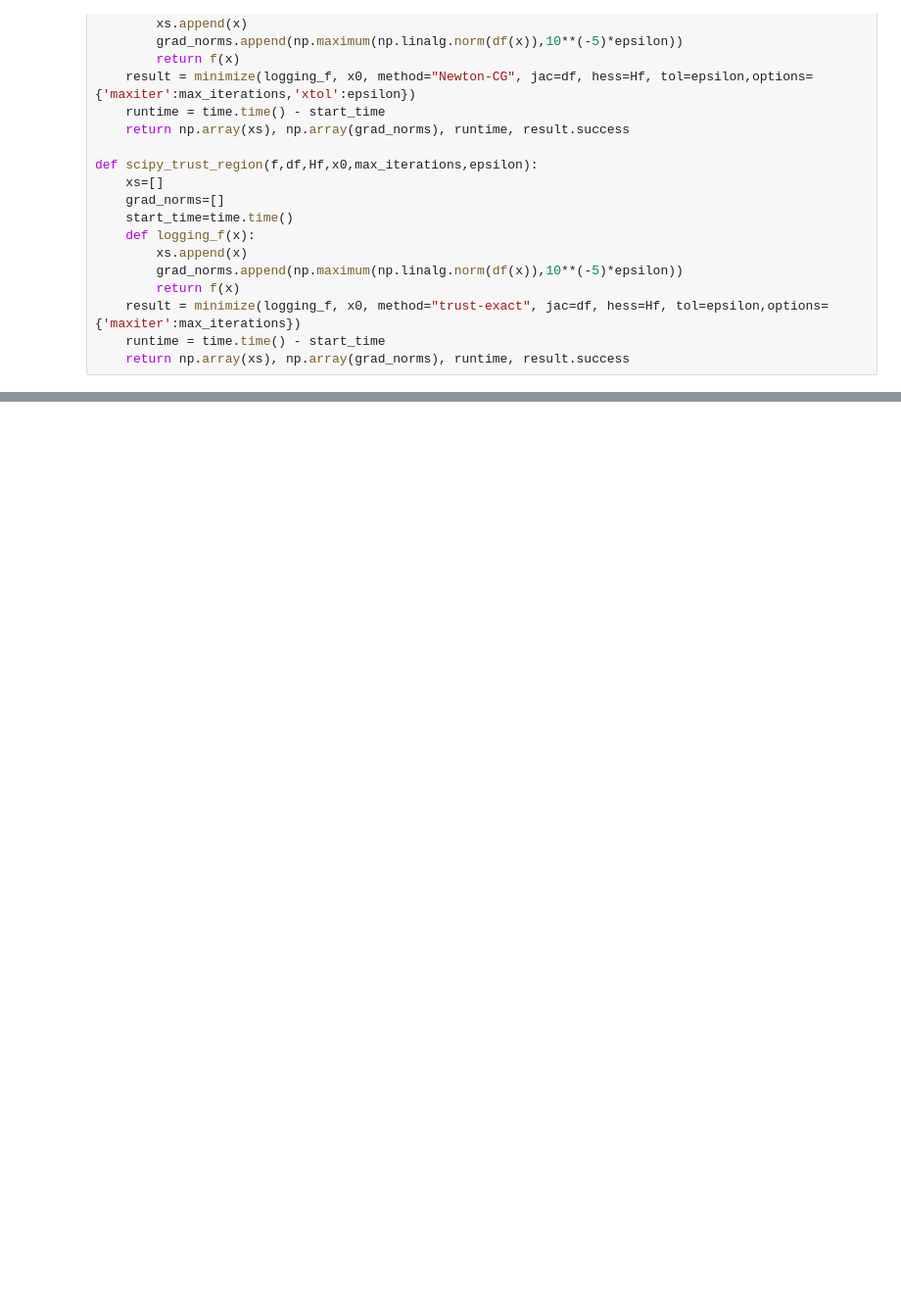
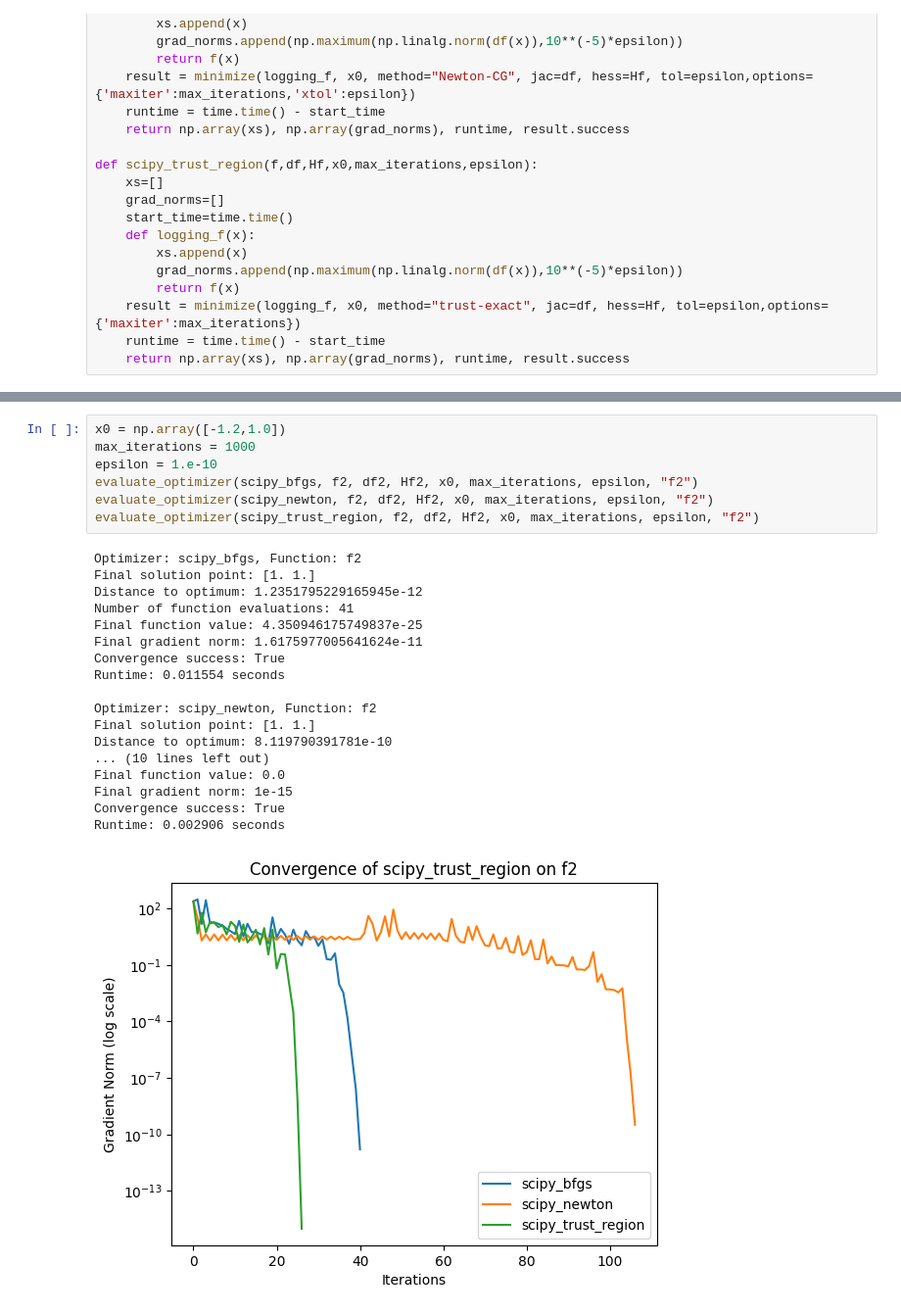
Before and after one commit to santiweide/ku2025-no, a Jupyter notebook: code_week1/Assignment_Notebook.ipynb, the cells around one changed output, grey strips where cells are left out. Shown at 98% size. Cells and saved outputs as stored; diff of their text form; blank space fills up the shorter version.

```diff
--- a/code_week1/Assignment_Notebook.ipynb
+++ b/code_week1/Assignment_Notebook.ipynb
@@ -106,0 +199,26 @@ Runtime: 0.002916 seconds
+# %%
+x0 = np.array([-1.2,1.0])
+max_iterations = 1000
+epsilon = 1.e-10
+evaluate_optimizer(scipy_bfgs, f2, df2, Hf2, x0, max_iterations, epsilon, "f2")
+evaluate_optimizer(scipy_newton, f2, df2, Hf2, x0, max_iterations, epsilon, "f2")
+evaluate_optimizer(scipy_trust_region, f2, df2, Hf2, x0, max_iterations, epsilon, "f2")
+# %% [output]
+Optimizer: scipy_bfgs, Function: f2
+Final solution point: [1. 1.]
+Distance to optimum: 1.2351795229165945e-12
+Number of function evaluations: 41
+Final function value: 4.350946175749837e-25
+Final gradient norm: 1.6175977005641624e-11
+Convergence success: True
+Runtime: 0.011554 seconds
+
+Optimizer: scipy_newton, Function: f2
+Final solution point: [1. 1.]
+Distance to optimum: 8.119790391781e-10
+... (10 lines left out)
+Final function value: 0.0
+Final gradient norm: 1e-15
+Convergence success: True
+Runtime: 0.002906 seconds
+[figure, added]
```
Also changed, not shown: parts of 9 cells of this notebook.
